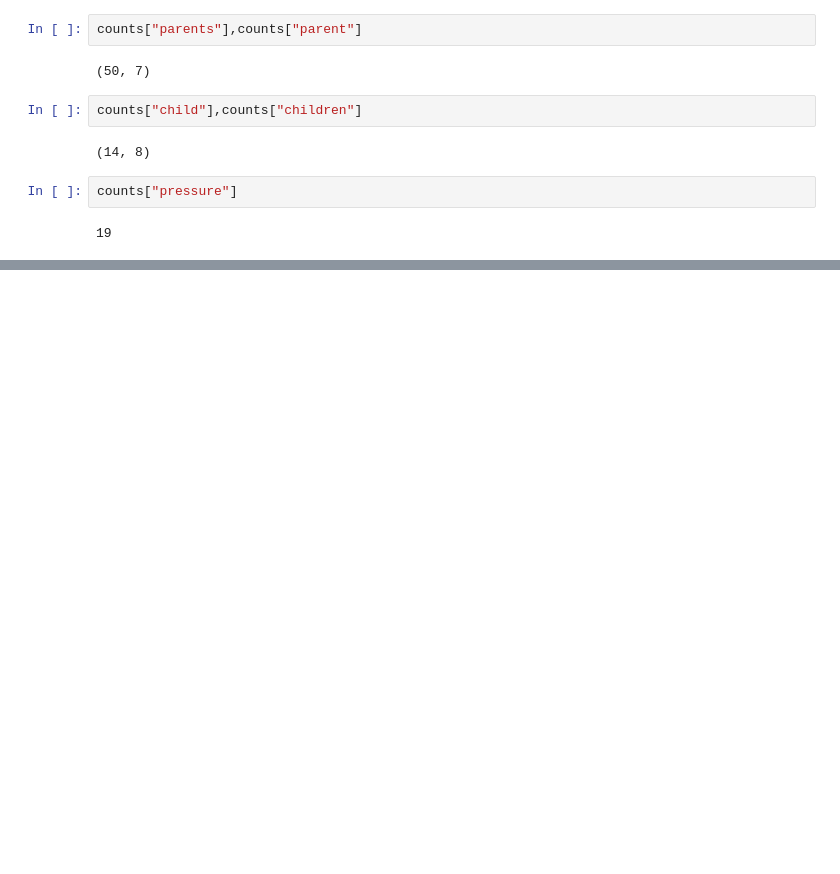
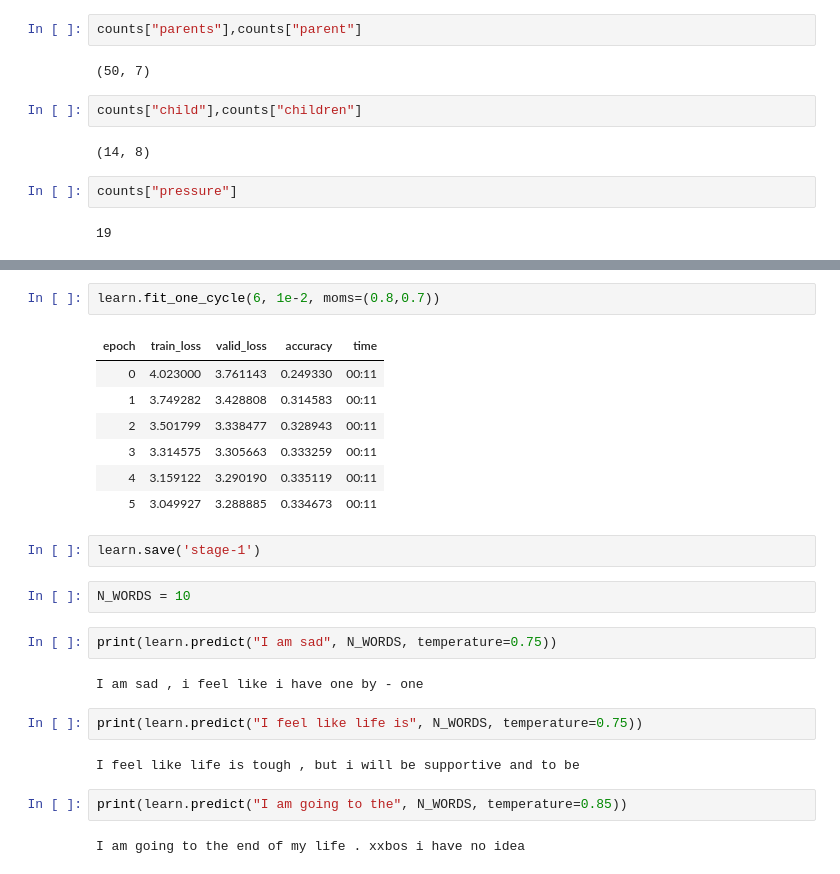
Before and after one commit to Classical-machine-learning/mentalHealthAnalysis, a Jupyter notebook: explore_beyondblue.ipynb, the cells around one changed output, grey strips where cells are left out. Drawn from its saved outputs; the diff is of its cells as text; blank space fills up the shorter version.

```diff
--- a/explore_beyondblue.ipynb
+++ b/explore_beyondblue.ipynb
@@ -416,0 +479,26 @@ listed_data = data.strip().split('.'); listed_data[12]
+# %%
+learn.fit_one_cycle(6, 1e-2, moms=(0.8,0.7))
+# %% [output]
+| epoch | train_loss | valid_loss | accuracy | time |
+| 0 | 4.023000 | 3.761143 | 0.249330 | 00:11 |
+| 1 | 3.749282 | 3.428808 | 0.314583 | 00:11 |
+| 2 | 3.501799 | 3.338477 | 0.328943 | 00:11 |
+| 3 | 3.314575 | 3.305663 | 0.333259 | 00:11 |
+| 4 | 3.159122 | 3.290190 | 0.335119 | 00:11 |
+| 5 | 3.049927 | 3.288885 | 0.334673 | 00:11 |
+# %%
+learn.save('stage-1')
+# %%
+N_WORDS = 10
+# %%
+print(learn.predict("I am sad", N_WORDS, temperature=0.75))
+# %% [output]
+I am sad , i feel like i have one by - one
+# %%
+print(learn.predict("I feel like life is", N_WORDS, temperature=0.75))
+# %% [output]
+I feel like life is tough , but i will be supportive and to be
+# %%
+print(learn.predict("I am going to the", N_WORDS, temperature=0.85))
+# %% [output]
+I am going to the end of my life . xxbos i have no idea
```
Also changed, not shown: parts of 38 cells of this notebook, 1 other file.
